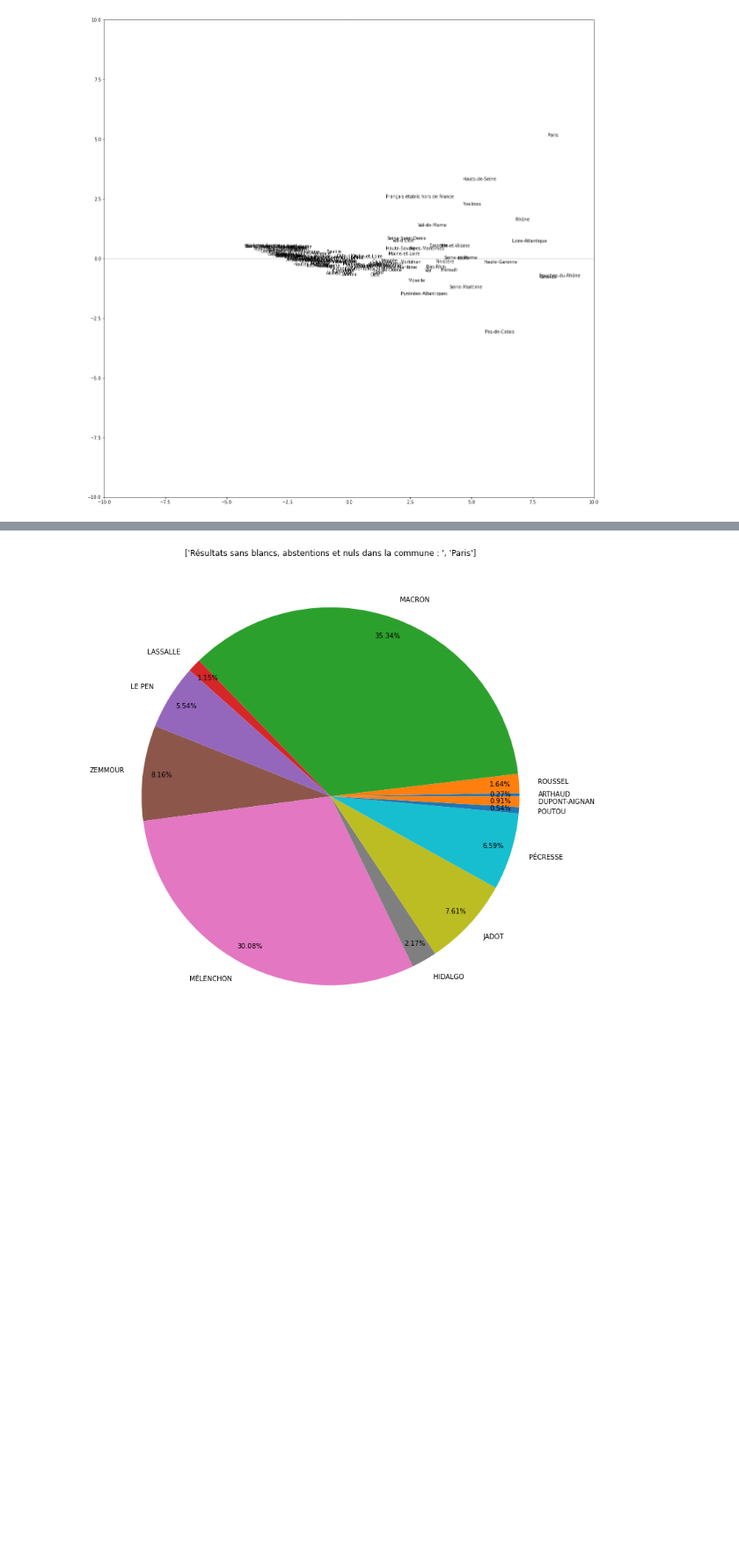
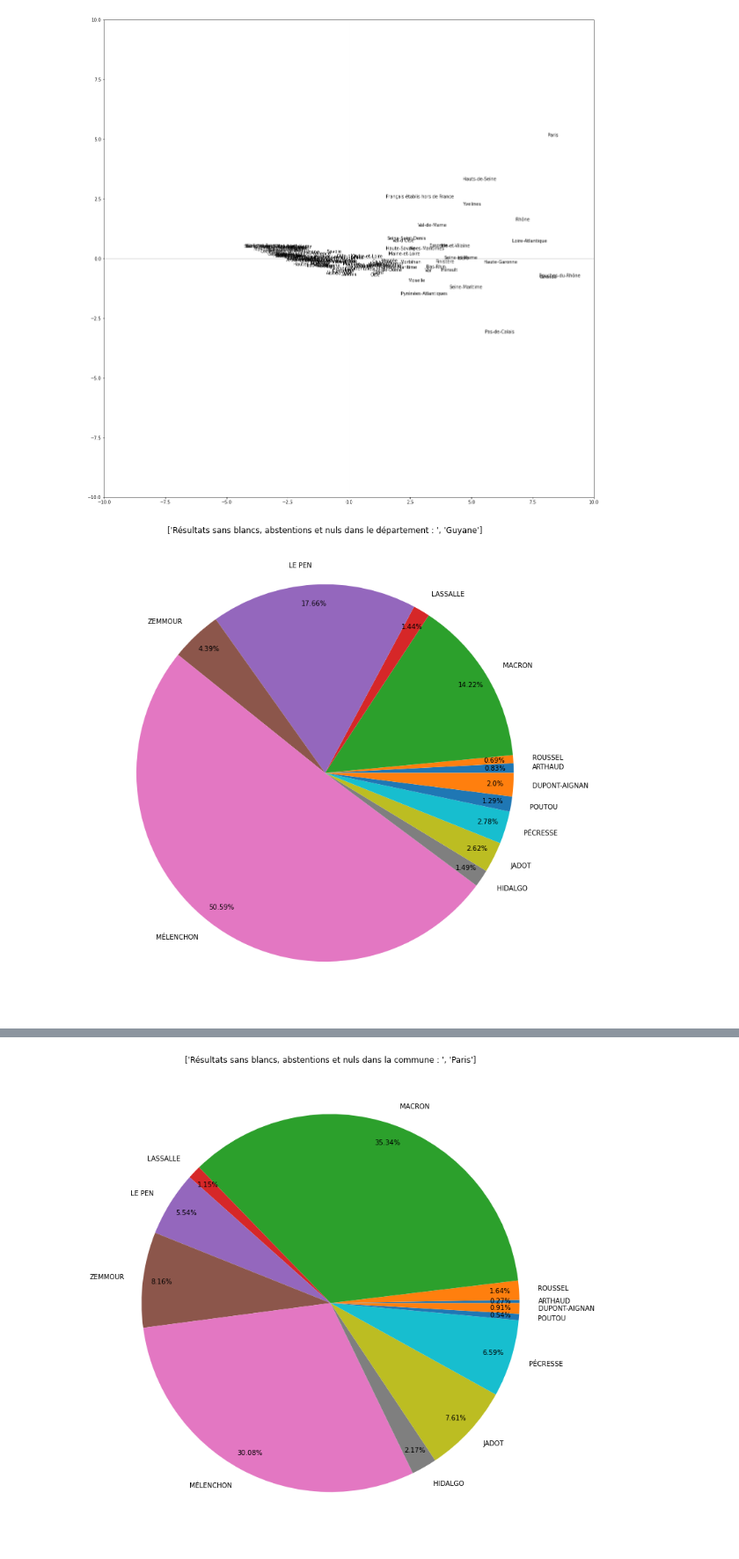
Before and after one commit to BaderEK/AnalyseDeDonnees, a Jupyter notebook: Groupe 2/Groupe 2/rendu.ipynb, the cells around one changed output, grey strips where cells are left out. Shown at 88% size. Drawn from its saved outputs; the diff is of its cells as text; code cells hidden in the pictures; blank space fills up the shorter version.

```diff
--- a/Groupe 2/Groupe 2/rendu.ipynb
+++ b/Groupe 2/Groupe 2/rendu.ipynb
@@ -644,3 +644,7 @@ plt.show()
 # Pas ouf comme représentation
 # %% [output]
 [figure]
+# %%
+camembertDepObs("Guyane",False)
+# %% [output]
+[figure, added]
```
Also changed, not shown: parts of 2 cells of this notebook.
